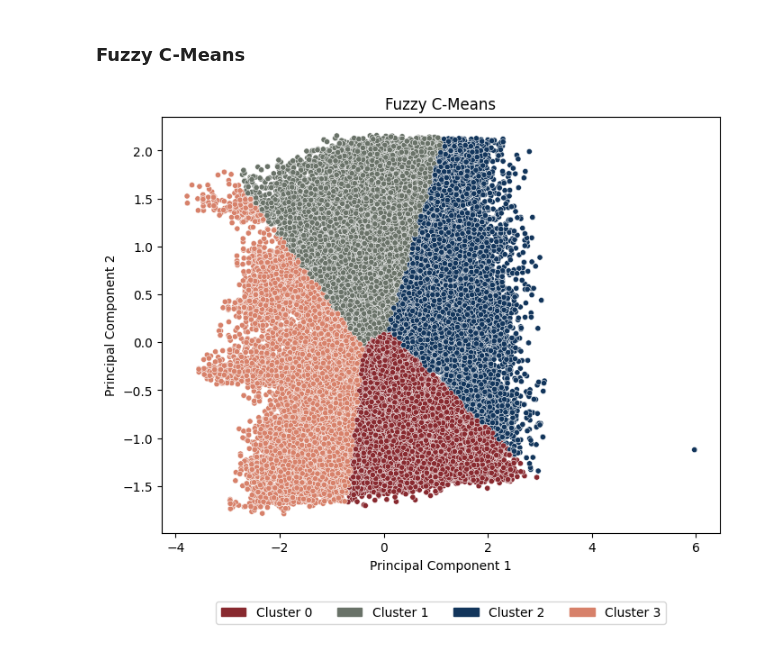
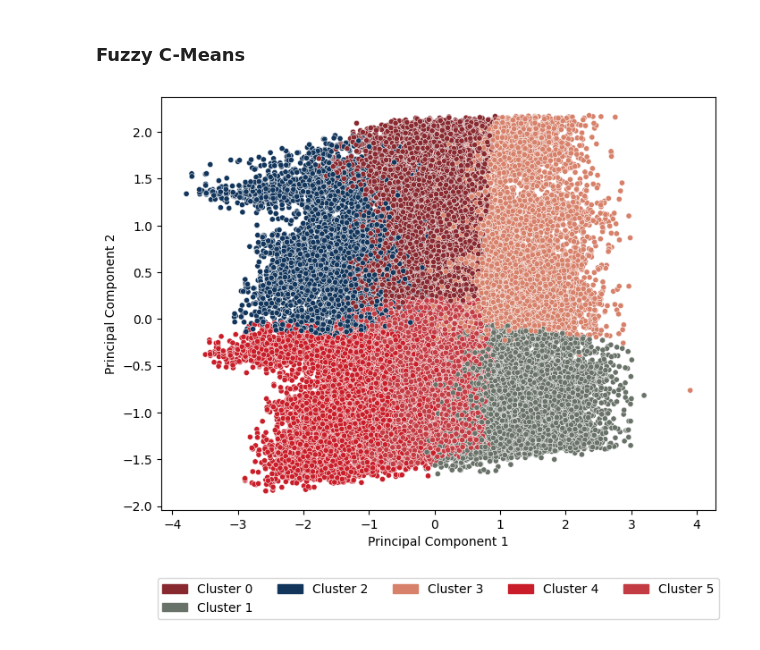
Before and after one commit to sarabreu/thesis_dev, a Jupyter notebook: 2_models/with_clean_data/wind/partition_cluster.ipynb, the cells around one changed output. Saved outputs shown, nothing was run; the diff lists cells and outputs as text; code cells hidden in the pictures.

```diff
--- a/2_models/with_clean_data/wind/partition_cluster.ipynb
+++ b/2_models/with_clean_data/wind/partition_cluster.ipynb
@@ -182,3 +213,5 @@ pca_df = pd.read_csv('results/partitional/csv_labels_raw/clara.csv')
+# %%
+df_wind_scaled = df_wind_scaled.loc[:,:'2']
 # %%
 n_clusters = len(pca_df['cluster'].unique())
 pallete = sns.color_palette(my_colors, n_clusters)
@@ -214,7 +247,5 @@ pca_df.head()
 # %%
 pca_df.to_csv('results/partitional/labels_most_common/k_medoids_clara.csv', index=False)
-# %%
-pca_df = pca_df.drop(columns='asset_id')
 # %%
 pca_df['asset_id'] = df_subset['asset_id']
 # %%
@@ -255,15 +286,17 @@ plt.show()
 # %%
 pca_df = pca_df.loc[:,:'PC2']
+# %%
+df_wind_scaled = df_wind_scaled.loc[:,:'2']
 # %% [markdown]
 ### Fuzzy C-Means
 # %%
 # Define parameters
-num_clusters = 4
+num_clusters = 6
 fuzziness = 2
 
 # Apply Fuzzy C-means clustering
 cntr, u, u0, d, jm, p, fpc = fuzz.cluster.cmeans(
-    pca_df.T, num_clusters, fuzziness, error=0.005, maxiter=1000, init=None)
+    df_wind_scaled.T, num_clusters, fuzziness, error=0.005, maxiter=1000, init=None)
 
 # Extract cluster centroids
 cluster_centroids = cntr.T
@@ -296,20 +334,20 @@ pca_df.to_csv('results/partitional/csv_labels_raw/fuzzy_c_means.csv', index = Fa
 # %%
 # Plot the representative points on a scatter plot using PCA results
 
 n_clusters = len(pca_df['cluster'].unique())
 pallete = sns.color_palette(my_colors, n_clusters)
 
 plt.figure(figsize=(8, 6))
 sns.scatterplot(data=pca_df, x='PC1', y='PC2', hue='cluster', palette=pallete, s=20)
-plt.title('Fuzzy C-Means')
+# plt.title('Fuzzy C-Means')
 plt.xlabel('Principal Component 1')
 plt.ylabel('Principal Component 2')
 legend_handles = [mpatches.Circle((0, 0), radius=1, color=color) for color in my_colors]
 plt.legend(handles=legend_handles, labels=[f'Cluster {cluster_label}' for cluster_label in np.unique(assigned_clusters)],
             loc='upper center', bbox_to_anchor=(0.5, -0.15), ncol=5)
 plt.show()
 # %% [output]
-[figure, old version]
+[figure, new version]
 # %%
 most_frequent_clusters = pca_df.groupby('asset_id')['cluster'].agg(lambda x: np.bincount(x).argmax())
 
```
Also changed, not shown: parts of 31 cells of this notebook, 5 other files.
